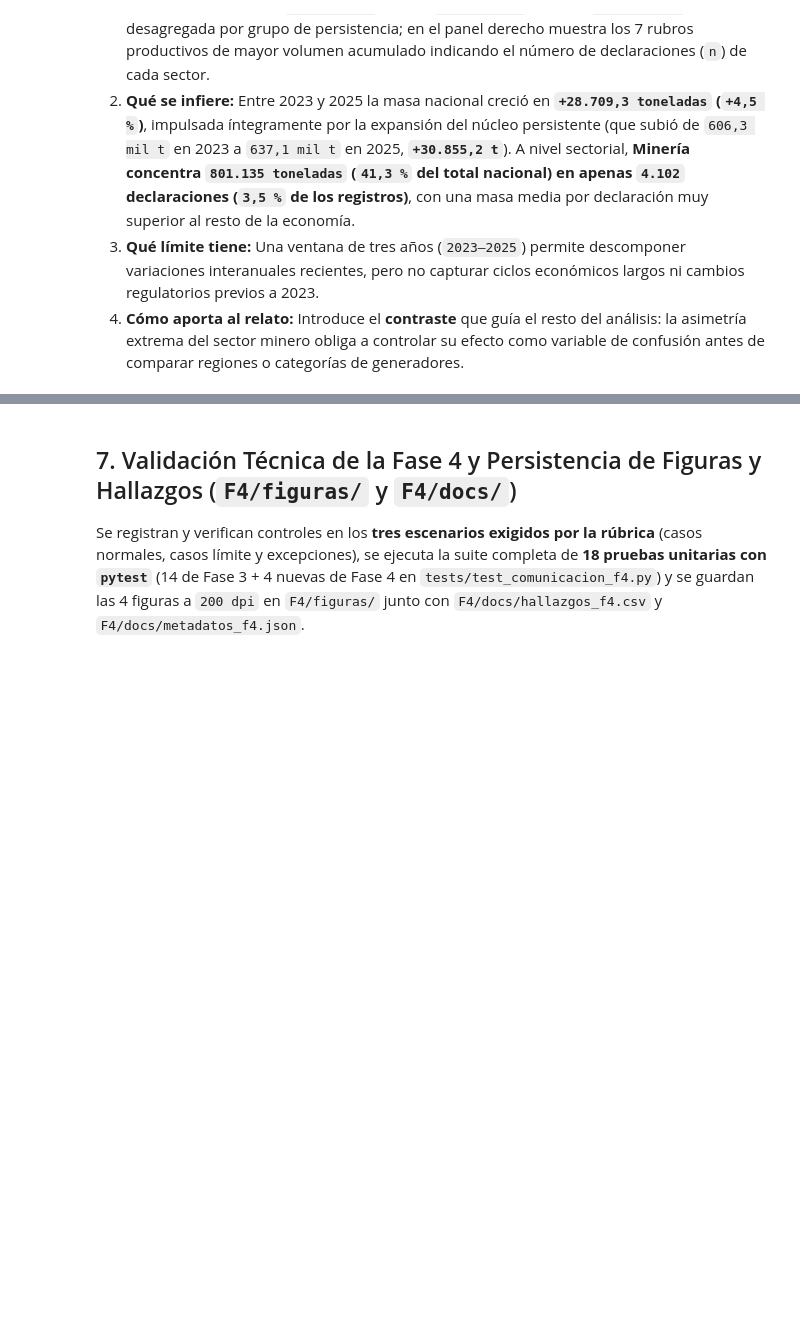
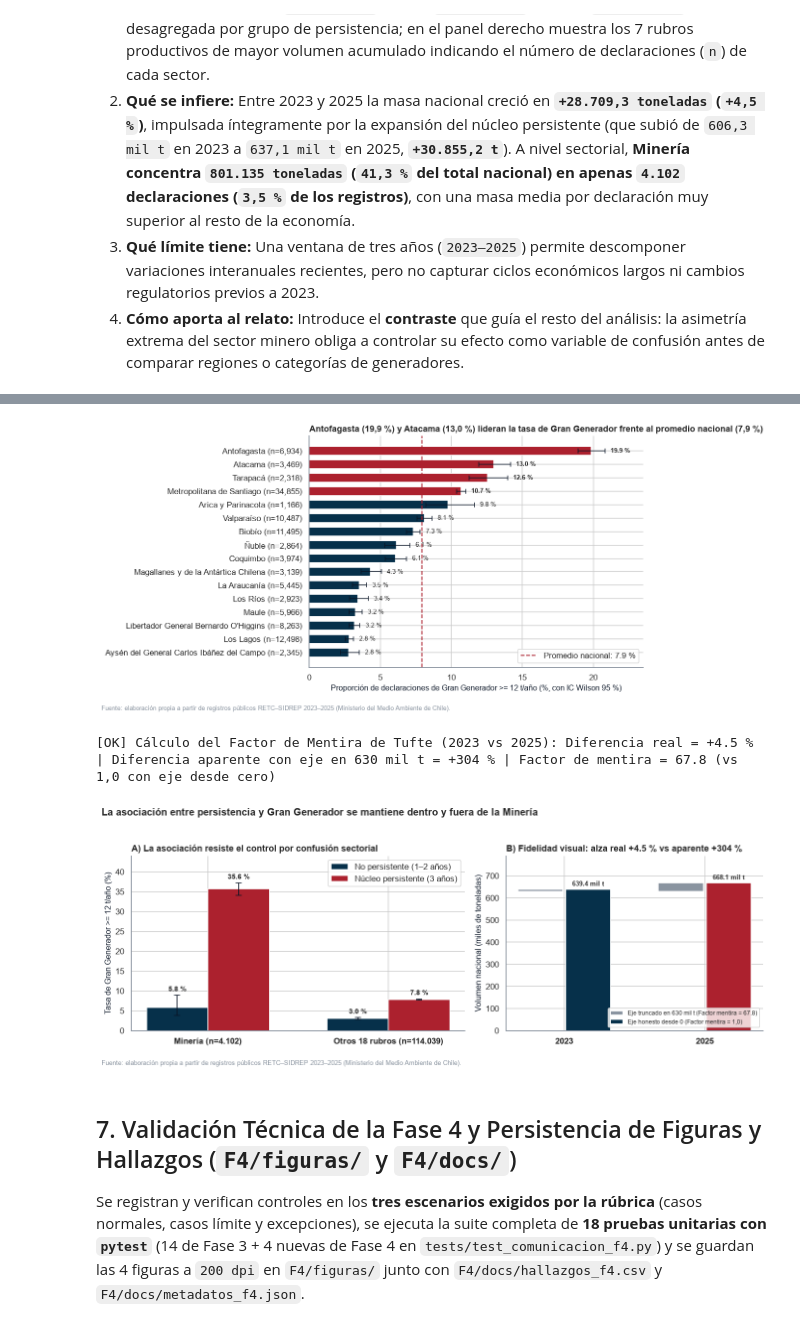
Before and after one commit to Rulman75/proyecto-grupo3-mcdi500, a Jupyter notebook: F4/notebooks/F4_Visualizacion_Comunicacion.ipynb, the cells around one changed output, grey strips where cells are left out. Cells and saved outputs as stored; diff of their text form; code cells hidden in the pictures; blank space fills up the shorter version.

```diff
--- a/F4/notebooks/F4_Visualizacion_Comunicacion.ipynb
+++ b/F4/notebooks/F4_Visualizacion_Comunicacion.ipynb
@@ -367,7 +401,7 @@ for idx_rg, (_, fila_rg) in enumerate(tasas_reg.iterrows()):
 
 ax3.set_xlim(0, 23.5)
 ax3.set_xlabel("Proporción de declaraciones de Gran Generador >= 12 t/año (%, con IC Wilson 95 %)")
-ax3.set_title("Antofagasta (18,9 %) y Atacama (14,2 %) duplican la tasa nacional de Gran Generador (8,0 %)")
+ax3.set_title("Antofagasta (19,9 %) y Atacama (13,0 %) lideran la tasa de Gran Generador frente al promedio nacional (7,9 %)")
 ax3.legend(loc="lower right", frameon=True)
 fig3.text(0.01, -0.03, FUENTE_PIE, fontsize=8.5, color=GRIS)
 plt.tight_layout()
@@ -427,33 +461,37 @@ ax4a.legend(loc="upper right", frameon=True)
 totales_anuales_mil = (legible.groupby("año")["cantidad_ton"].sum() / 1000.0).reindex([2023, 2025])
 vals_m = totales_anuales_mil.to_numpy()
 piso_truncado = 630.0
 efecto_real = (vals_m.max() / vals_m.min()) - 1.0
 efecto_mostrado = ((vals_m.max() - piso_truncado) / (vals_m.min() - piso_truncado)) - 1.0
 factor_mentira = efecto_mostrado / efecto_real
 
 x_m = np.arange(2)
 ax4b.bar(x_m - 0.17, vals_m - piso_truncado, bottom=piso_truncado, width=0.32, color=GRIS, label=f"Eje truncado en 630 mil t (Factor mentira = {factor_mentira:.1f})")
 ax4b.bar(x_m + 0.17, vals_m, width=0.32, color=[AZUL, GRANATE], label="Eje honesto desde 0 (Factor mentira = 1,0)")
 for idx_t, v_t in enumerate(vals_m):
     ax4b.text(idx_t + 0.17, v_t + 15, f"{v_t:.1f} mil t", ha="center", fontsize=8.8, fontweight="bold")
 ax4b.set_xticks(x_m)
 ax4b.set_xticklabels(["2023", "2025"], fontweight="bold")
 ax4b.set_ylim(0, 790)
 ax4b.set_ylabel("Volumen nacional (miles de toneladas)")
 ax4b.set_title(f"B) Fidelidad visual: alza real +{efecto_real*100:.1f} % vs aparente +{efecto_mostrado*100:.0f} %")
 ax4b.legend(loc="lower right", frameon=True, fontsize=8.0)
 
 print(
     f"[OK] Cálculo del Factor de Mentira de Tufte (2023 vs 2025): "
     f"Diferencia real = +{efecto_real*100:.1f} % | Diferencia aparente con eje en 630 mil t = +{efecto_mostrado*100:.0f} % | "
     f"Factor de mentira = {factor_mentira:.1f} (vs 1,0 con eje desde cero)"
 )
 
 fig4.suptitle("La asociación entre persistencia y Gran Generador se mantiene dentro y fuera de la Minería", fontsize=13, fontweight="bold", x=0.01, ha="left", y=1.03)
 fig4.text(0.01, -0.04, FUENTE_PIE, fontsize=8.5, color=GRIS)
 plt.tight_layout()
 figuras_f4["fig4_control_confusion_y_factor_mentira"] = fig4
 plt.show()
+# %% [output]
+[figure, added]
+[OK] Cálculo del Factor de Mentira de Tufte (2023 vs 2025): Diferencia real = +4.5 % | Diferencia aparente con eje en 630 mil t = +304 % | Factor de mentira = 67.8 (vs 1,0 con eje desde cero)
+[figure, added]
 # %% [markdown]
 ## 7. Validación Técnica de la Fase 4 y Persistencia de Figuras y Hallazgos (`F4/figuras/` y `F4/docs/`)
 Se registran y verifican controles en los **tres escenarios exigidos por la rúbrica** (casos normales, casos límite y excepciones), se ejecuta la suite completa de **18 pruebas unitarias con `pytest`** (14 de Fase 3 + 4 nuevas de Fase 4 en `tests/test_comunicacion_f4.py`) y se guardan las 4 figuras a `200 dpi` en `F4/figuras/` junto con `F4/docs/hallazgos_f4.csv` y `F4/docs/metadatos_f4.json`.
```
Also changed, not shown: parts of 7 cells of this notebook, 8 other files.
